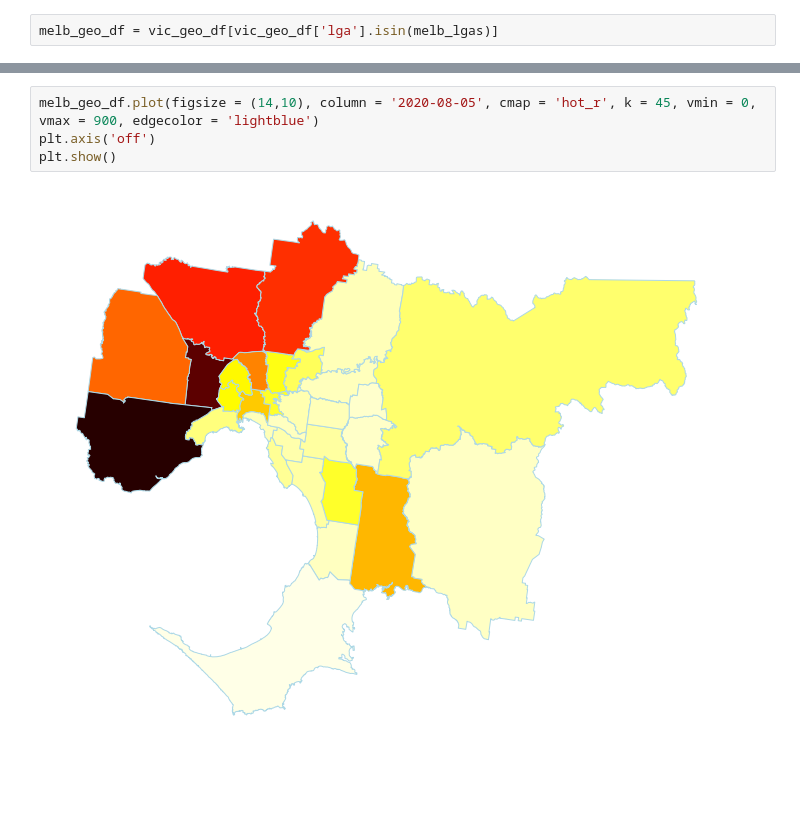
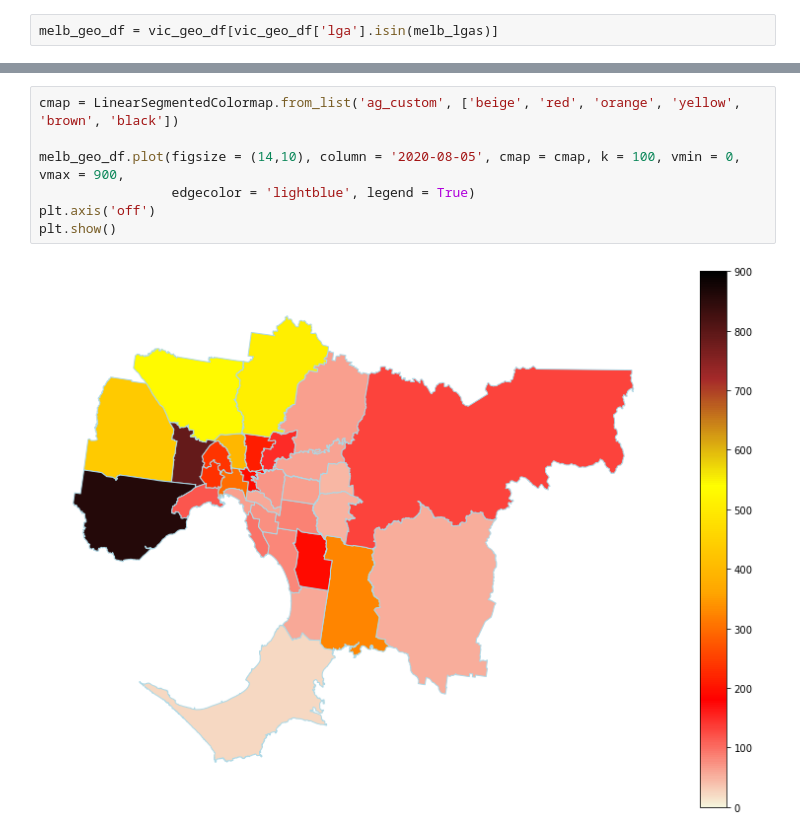
Before and after one commit to amanjit-gill-data/covid_vic_2020, a Jupyter notebook: notebooks/covid19_visualisation.ipynb, the cells around one changed output, grey strips where cells are left out. Saved outputs shown, nothing was run; the diff lists cells and outputs as text; blank space fills up the shorter version.

Commit message:
Create colormap.

```diff
--- a/notebooks/covid19_visualisation.ipynb
+++ b/notebooks/covid19_visualisation.ipynb
@@ -99,6 +95,9 @@ plt.show()
 # %%
-melb_geo_df.plot(figsize = (14,10), column = '2020-08-05', cmap = 'hot_r', k = 45, vmin = 0, vmax = 900, edgecolor = 'lightblue')
+cmap = LinearSegmentedColormap.from_list('ag_custom', ['beige', 'red', 'orange', 'yellow', 'brown', 'black'])
+
+melb_geo_df.plot(figsize = (14,10), column = '2020-08-05', cmap = cmap, k = 100, vmin = 0, vmax = 900,
+                 edgecolor = 'lightblue', legend = True)
 plt.axis('off')
 plt.show()
 # %% [output]
-[figure, old version]
+[figure, new version]
```
Also changed, not shown: parts of 5 cells of this notebook.
